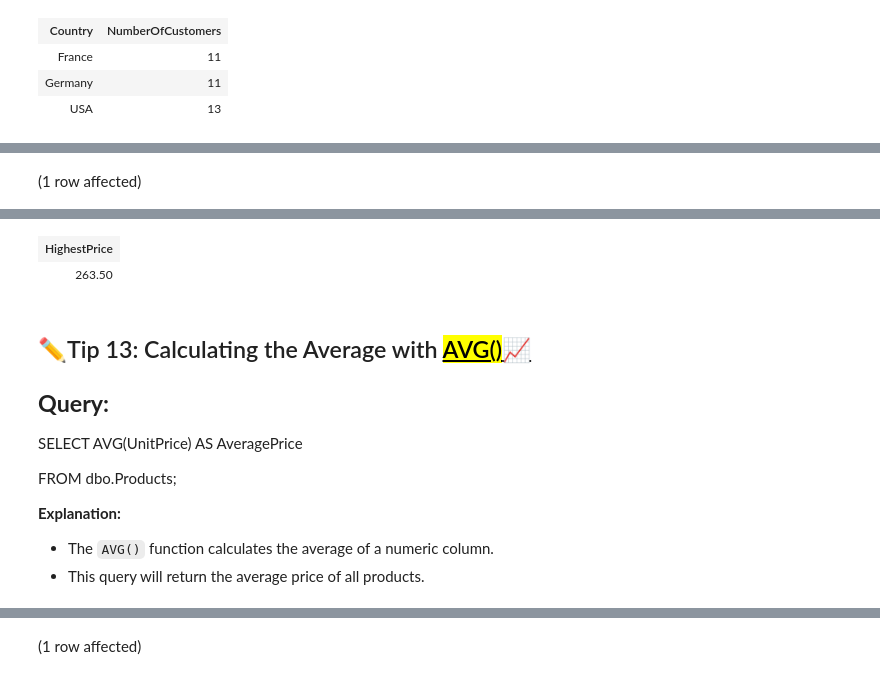
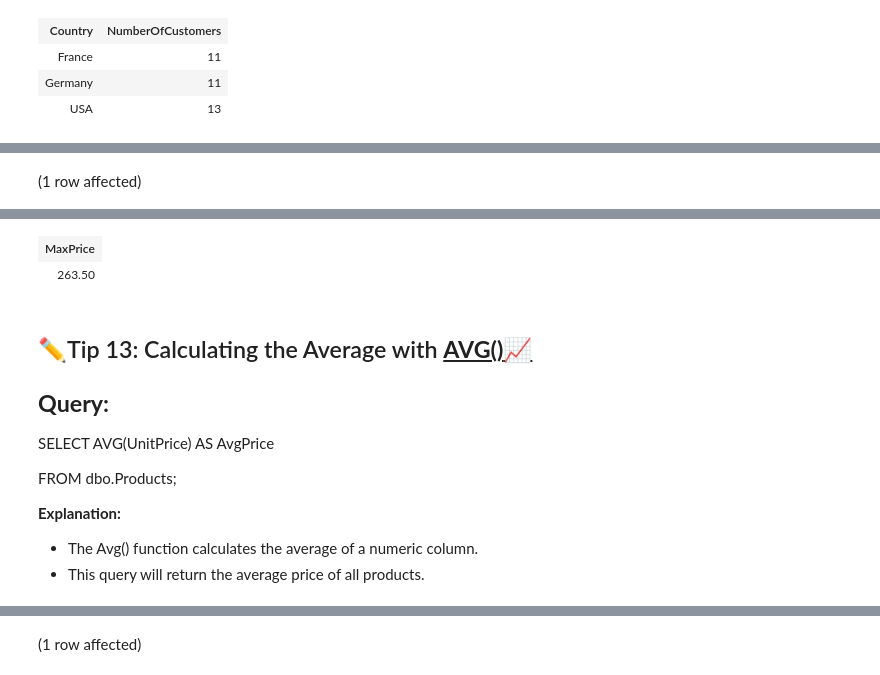
Before and after one commit to Millie1310/SQL, a Jupyter notebook: FinalSQLProject.ipynb, the cells around one changed output, grey strips where cells are left out. Drawn from its saved outputs; the diff is of its cells as text; code cells hidden in the pictures.

```diff
--- a/FinalSQLProject.ipynb
+++ b/FinalSQLProject.ipynb
@@ -340,5 +333,5 @@ SELECT MAX(UnitPrice) AS HighestPrice
 # %%
-SELECT MAX(UnitPrice) AS HighestPrice
+SELECT MAX(UnitPrice) AS MaxPrice
 
  FROM dbo.Products;
 # %% [output]
@@ -347,16 +340,16 @@ Total execution time: 00:00:00.015
-| HighestPrice |
+| MaxPrice |
 | 263.50 |
 # %% [markdown]
-## ✏️Tip 13: Calculating the Average with <mark><u>AVG()</u></mark><u>📈</u>
+## ✏️Tip 13: Calculating the Average with <u>**AVG()**</u><u>📈</u>
 
 ## **Query:**
 
-SELECT AVG(UnitPrice) AS AveragePrice
+SELECT AVG(UnitPrice) AS AvgPrice
 
 FROM dbo.Products;
 
 **Explanation:**
 
-- The `AVG()` function calculates the average of a numeric column.
+- The Avg() function calculates the average of a numeric column.
 - This query will return the average price of all products.
 # %%
```
Also changed, not shown: parts of 28 cells of this notebook.
